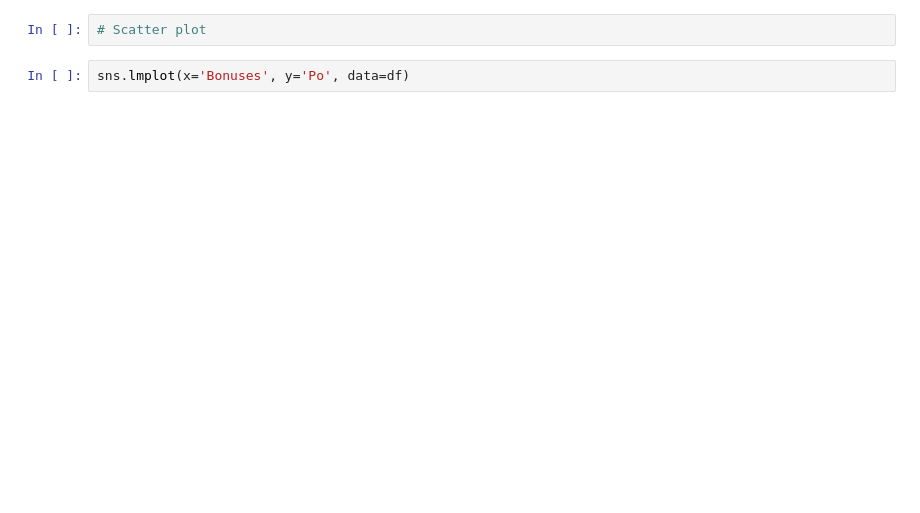
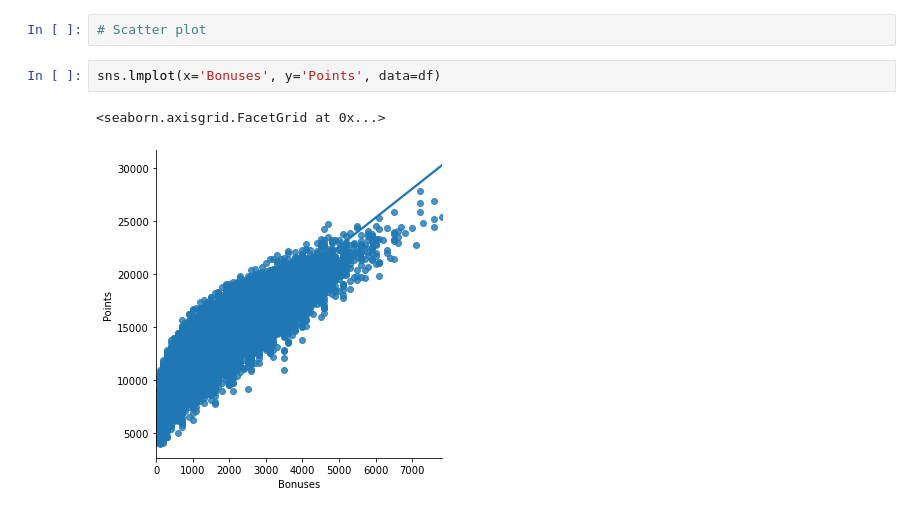
Before and after one commit to AubreyJohns/Kahoot, a Jupyter notebook: Kahoot.ipynb, the cells around one changed output. Drawn from its saved outputs; the diff is of its cells as text; blank space fills up the shorter version.

```diff
--- a/Kahoot.ipynb
+++ b/Kahoot.ipynb
@@ -17,4 +18,7 @@ df.head()
 # %%
 # Scatter plot
 # %%
-sns.lmplot(x='Bonuses', y='Po', data=df)
+sns.lmplot(x='Bonuses', y='Points', data=df)
+# %% [output]
+<seaborn.axisgrid.FacetGrid at 0x...>
+[figure, added]
```
Also changed, not shown: parts of 5 cells of this notebook, 2 other files.
